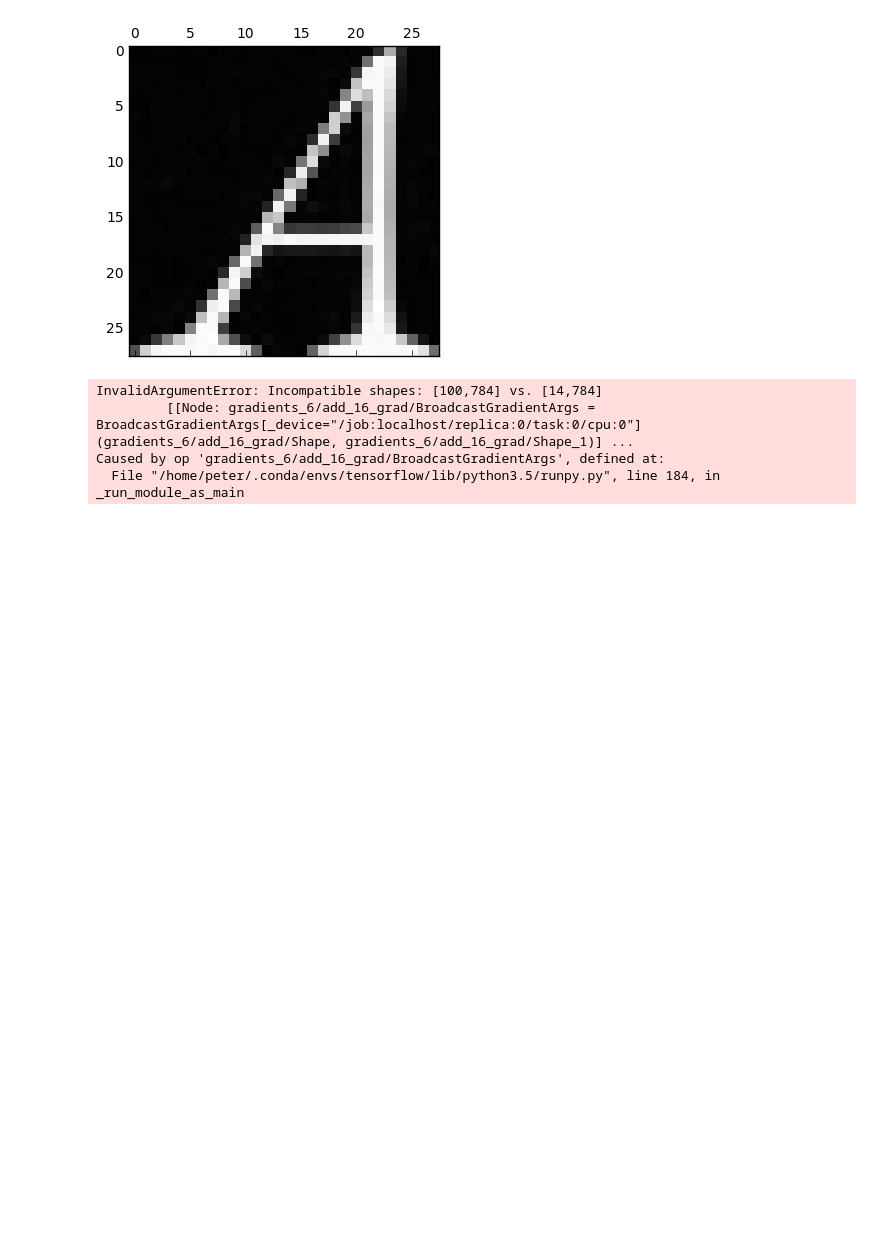
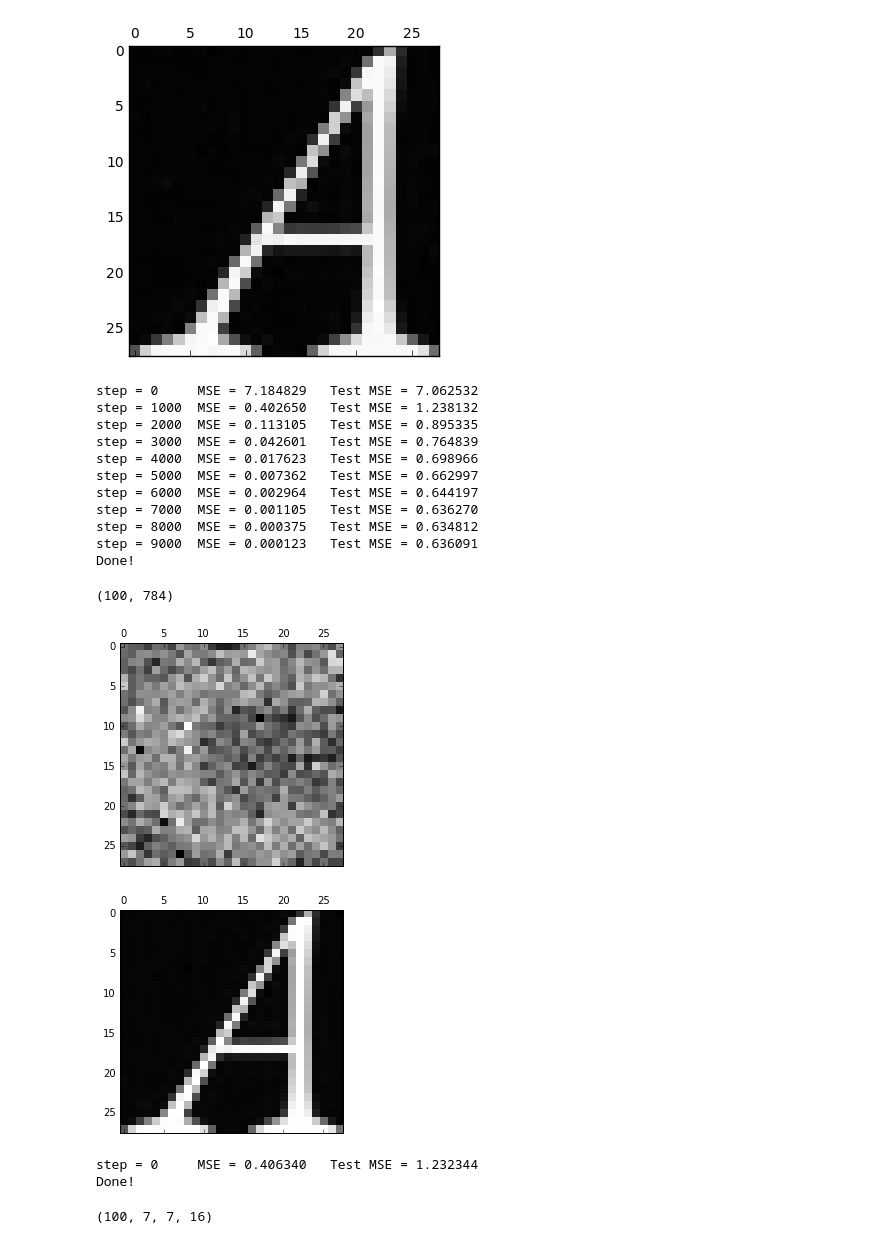
Before and after one commit to peterlarson/image-upscaling, a Jupyter notebook: notMNIST code/Project notMNIST upscaling.ipynb, the cells around one changed output. Cells and saved outputs as stored; diff of their text form; code cells hidden in the pictures; blank space fills up the shorter version.

```diff
--- a/notMNIST code/Project notMNIST upscaling.ipynb
+++ b/notMNIST code/Project notMNIST upscaling.ipynb
@@ -126,21 +126,29 @@ Model 2
 Uses single layer NN. No convolution.
 '''
 
+
 small_train = tf.placeholder('float32', shape = [None, 14, 14])
 large_train = tf.placeholder('float32', shape = [None, 28, 28])
 
 small_train_flattened = tf.reshape(small_train,[-1,14*14])
 large_train_flattened = tf.reshape(large_train,[-1,28*28])
 
+#Decision layer
 w = tf.Variable(tf.truncated_normal([14*14, 28*28]))
 b = tf.Variable(tf.truncated_normal([1,28*28]))
+matrix_output = tf.matmul(small_train_flattened,w)+b
 
-multiplied = tf.matmul(small_train_flattened,w)+b+tf.reshape(tf.image.resize_images(small_train,28,28),[-1,28*28])
+#Input Pass-through
+reshaped_to_image_format = tf.reshape(small_train,[-1,14,14,1])
+resized = tf.image.resize_images(reshaped_to_image_format,[28,28])
+reshaped = tf.reshape(resized,[-1,28*28])
 
+#Combination
+multiplied = tf.mul(tf.add(matrix_output, reshaped), 0.5)
+
+#Loss / prediction / optimization etc.
 MSE = tf.reduce_mean(tf.square(multiplied - large_train_flattened))
-
 pred = tf.reshape(multiplied,[-1,28,28])
-
 optimizer = tf.train.AdamOptimizer().minimize(MSE)
 
 init = tf.initialize_all_variables()
@@ -160,7 +168,26 @@ for step in range(MAXSTEPS):
         print('step = %-5d MSE = %-10f Test MSE = %-10f' % (step,mse,test_mse))
 print("Done!")
 # %% [output]
-InvalidArgumentError: Incompatible shapes: [100,784] vs. [14,784]
-         [[Node: gradients_6/add_16_grad/BroadcastGradientArgs = BroadcastGradientArgs[_device="/job:localhost/replica:0/task:0/cpu:0"](gradients_6/add_16_grad/Shape, gradients_6/add_16_grad/Shape_1)] ...
-Caused by op 'gradients_6/add_16_grad/BroadcastGradientArgs', defined at:
-  File "/home/peter/.conda/envs/tensorflow/lib/python3.5/runpy.py", line 184, in _run_module_as_main
+step = 0     MSE = 7.184829   Test MSE = 7.062532
+step = 1000  MSE = 0.402650   Test MSE = 1.238132
+step = 2000  MSE = 0.113105   Test MSE = 0.895335
+step = 3000  MSE = 0.042601   Test MSE = 0.764839
+step = 4000  MSE = 0.017623   Test MSE = 0.698966
+step = 5000  MSE = 0.007362   Test MSE = 0.662997
+step = 6000  MSE = 0.002964   Test MSE = 0.644197
+step = 7000  MSE = 0.001105   Test MSE = 0.636270
+step = 8000  MSE = 0.000375   Test MSE = 0.634812
+step = 9000  MSE = 0.000123   Test MSE = 0.636091
+Done!
+# %%
+sess.run(reshaped,feed_dict = {small_train: downscaled_train, large_train: train_images}).shape
+# %% [output]
+(100, 784)
+# %%
+test_pred = sess.run(pred, feed_dict = {small_train: downscaled_test})
+train_pred = sess.run(pred, feed_dict = {small_train: downscaled_train})
+show_image(test_pred[0])
+show_image(train_pred[0])
+# %% [output]
+[figure, added]
+[figure, added]
@@ -166,0 +245,15 @@ Caused by op 'gradients_6/add_16_grad/BroadcastGradientArgs', defined at:
+# %%
+MAXSTEPS = 1000
+for step in range(MAXSTEPS):
+    (_,mse) = sess.run([optimizer,MSE],feed_dict = {small_train: downscaled_train, large_train: train_images})
+    if (step % 1000)==0:
+        test_mse = sess.run(MSE, feed_dict = {small_train: downscaled_test, large_train: test_images})
+        print('step = %-5d MSE = %-10f Test MSE = %-10f' % (step,mse,test_mse))
+print("Done!")
+# %% [output]
+step = 0     MSE = 0.406340   Test MSE = 1.232344
+Done!
+# %%
+sess.run(h_conv1,feed_dict = {small_train: downscaled_train, large_train: train_images}).shape
+# %% [output]
+(100, 7, 7, 16)
```
Also changed, not shown: parts of 4 cells of this notebook.
